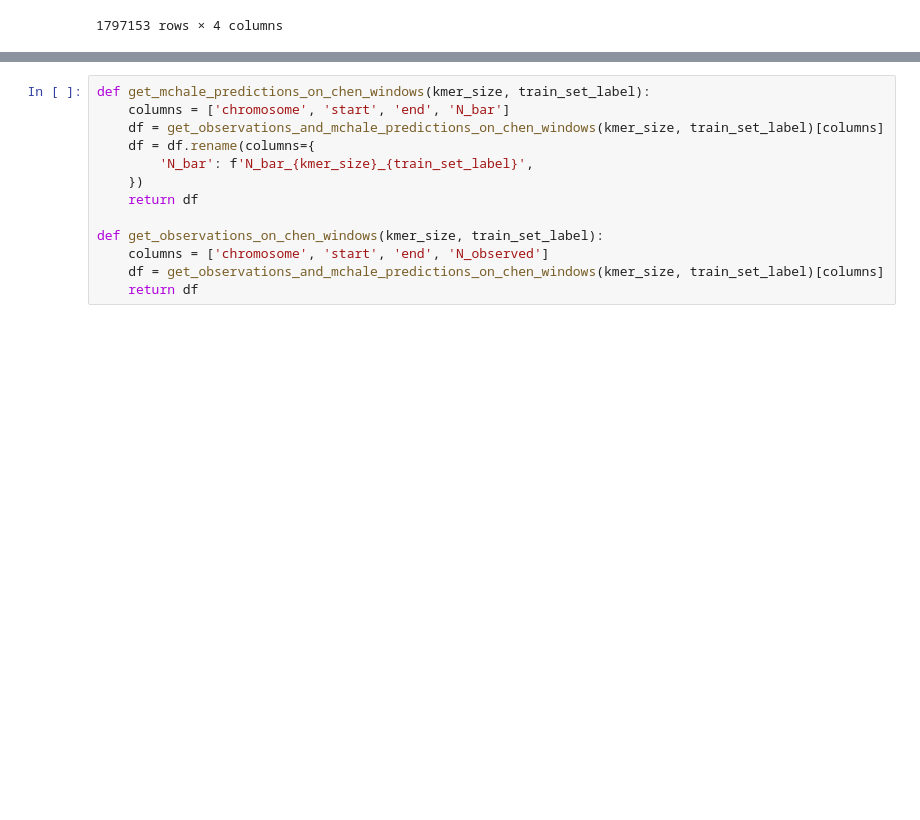
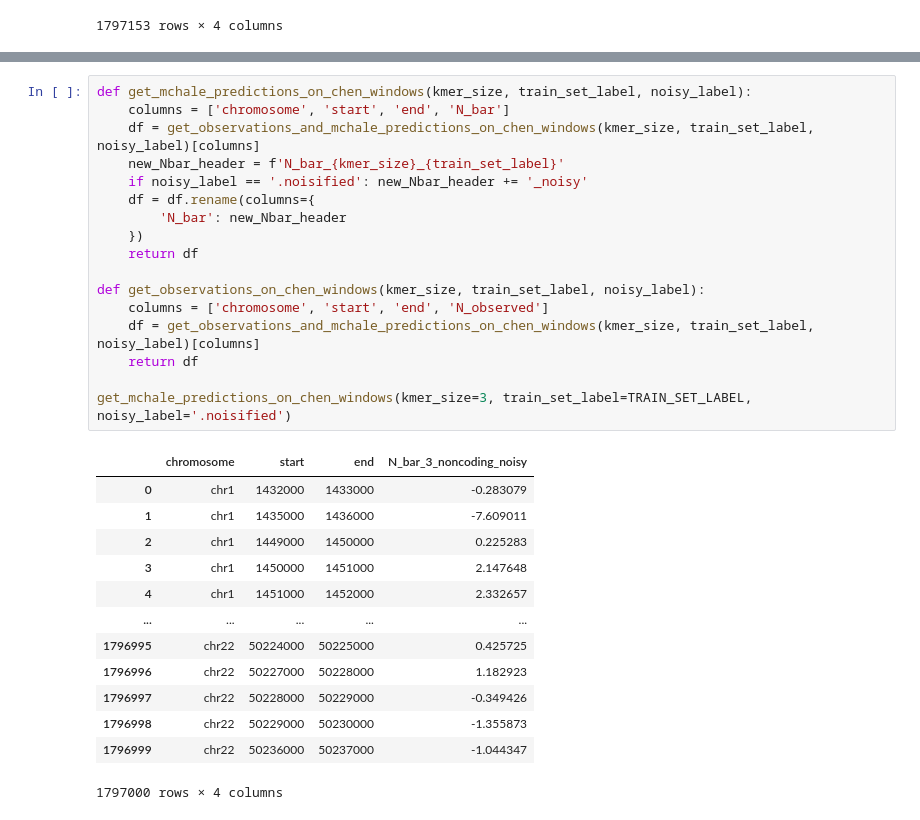
Before and after one commit to quinlan-lab/constraint-tools, a Jupyter notebook: experiments/germline-model/chen-et-al-2022/merge_chen_zscores_with_mchale_zscores.Nonly.ipynb, the cells around one changed output, grey strips where cells are left out. Cells and saved outputs as stored; diff of their text form; blank space fills up the shorter version.

```diff
--- a/experiments/germline-model/chen-et-al-2022/merge_chen_zscores_with_mchale_zscores.Nonly.ipynb
+++ b/experiments/germline-model/chen-et-al-2022/merge_chen_zscores_with_mchale_zscores.Nonly.ipynb
@@ -57,18 +62,36 @@ print(f'Number of Chen windows on which N_bar were predicted: {len(get_observati
 Number of Chen windows: 1797153
 Number of Chen windows on which N_bar were predicted: 1797000
 # %%
-def get_mchale_predictions_on_chen_windows(kmer_size, train_set_label):
+def get_mchale_predictions_on_chen_windows(kmer_size, train_set_label, noisy_label):
     columns = ['chromosome', 'start', 'end', 'N_bar']
-    df = get_observations_and_mchale_predictions_on_chen_windows(kmer_size, train_set_label)[columns]
+    df = get_observations_and_mchale_predictions_on_chen_windows(kmer_size, train_set_label, noisy_label)[columns]
+    new_Nbar_header = f'N_bar_{kmer_size}_{train_set_label}'
+    if noisy_label == '.noisified': new_Nbar_header += '_noisy'
     df = df.rename(columns={
-        'N_bar': f'N_bar_{kmer_size}_{train_set_label}',
+        'N_bar': new_Nbar_header
     })
     return df
 
-def get_observations_on_chen_windows(kmer_size, train_set_label):
+def get_observations_on_chen_windows(kmer_size, train_set_label, noisy_label):
     columns = ['chromosome', 'start', 'end', 'N_observed']
-    df = get_observations_and_mchale_predictions_on_chen_windows(kmer_size, train_set_label)[columns]
+    df = get_observations_and_mchale_predictions_on_chen_windows(kmer_size, train_set_label, noisy_label)[columns]
     return df
+
+get_mchale_predictions_on_chen_windows(kmer_size=3, train_set_label=TRAIN_SET_LABEL, noisy_label='.noisified')
+# %% [output]
+|  | chromosome | start | end | N_bar_3_noncoding_noisy |
+| 0 | chr1 | 1432000 | 1433000 | -0.283079 |
+| 1 | chr1 | 1435000 | 1436000 | -7.609011 |
+| 2 | chr1 | 1449000 | 1450000 | 0.225283 |
+| 3 | chr1 | 1450000 | 1451000 | 2.147648 |
+| 4 | chr1 | 1451000 | 1452000 | 2.332657 |
+| ... | ... | ... | ... | ... |
+| 1796995 | chr22 | 50224000 | 50225000 | 0.425725 |
+| 1796996 | chr22 | 50227000 | 50228000 | 1.182923 |
+| 1796997 | chr22 | 50228000 | 50229000 | -0.349426 |
+| 1796998 | chr22 | 50229000 | 50230000 | -1.355873 |
+| 1796999 | chr22 | 50236000 | 50237000 | -1.044347 |
+1797000 rows × 4 columns
 # %%
 from functools import reduce
 
```
Also changed, not shown: parts of 7 cells of this notebook, 1 other file.
